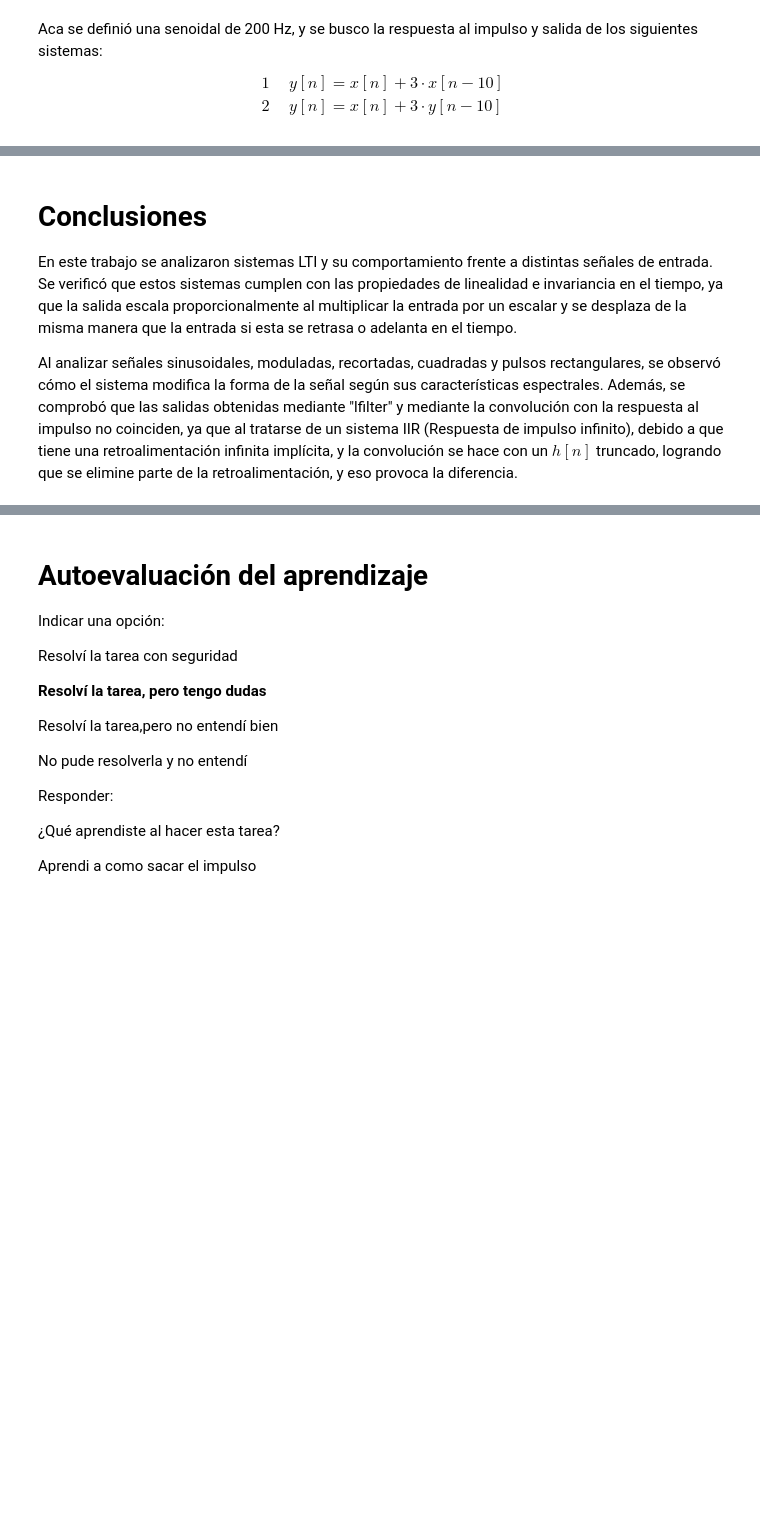
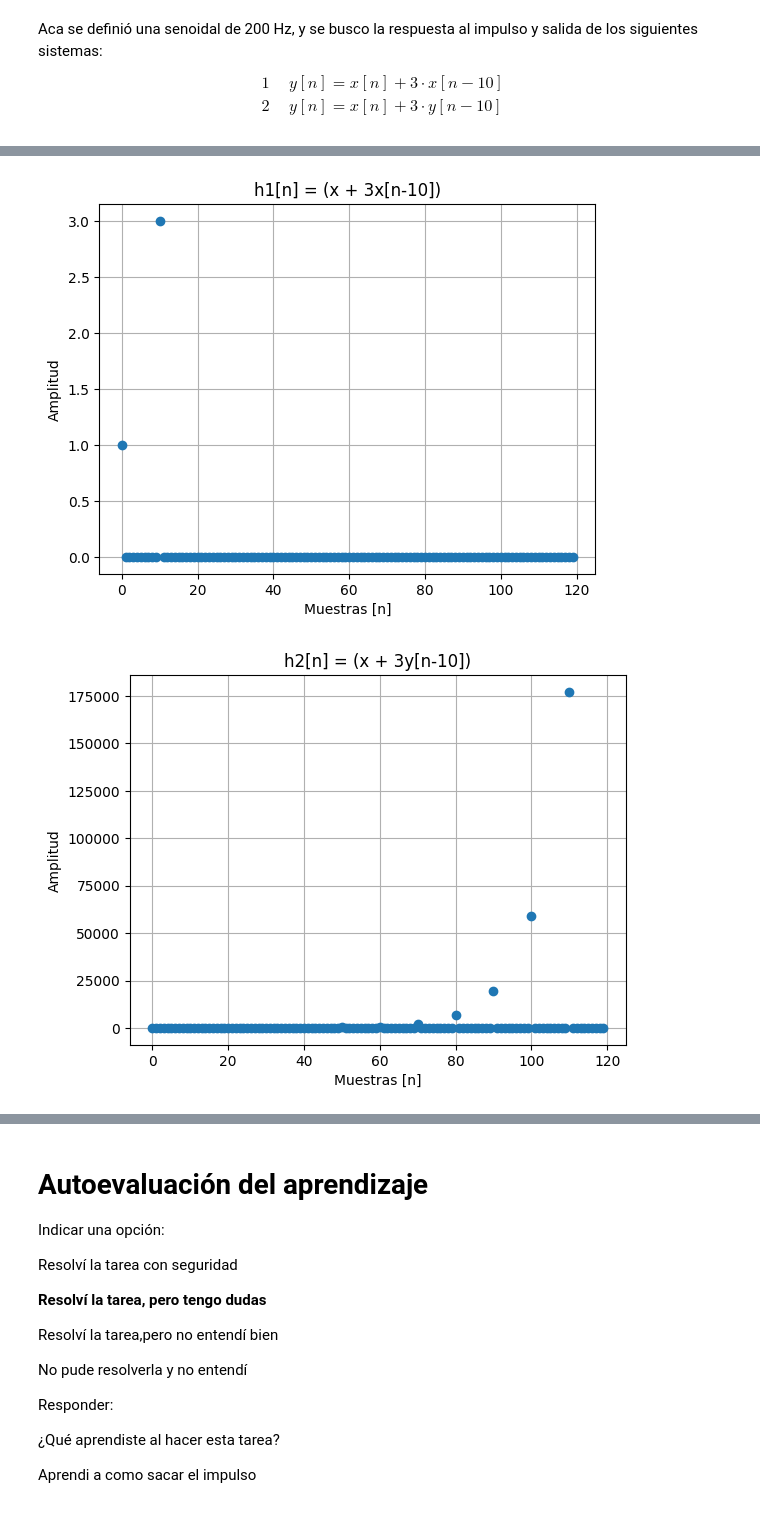
Before and after one commit to Subpion/AyPdS, a Jupyter notebook: tps2.ipynb, the cells around one changed output, grey strips where cells are left out. Cells and saved outputs as stored; diff of their text form; code cells hidden in the pictures; blank space fills up the shorter version.

```diff
--- a/tps2.ipynb
+++ b/tps2.ipynb
@@ -352,5 +356,57 @@ plt.show()
-# %% [markdown]
-# Conclusiones
-En este trabajo se analizaron sistemas LTI y su comportamiento frente a distintas señales de entrada. Se verificó que estos sistemas cumplen con las propiedades de linealidad e invariancia en el tiempo, ya que la salida escala proporcionalmente al multiplicar la entrada por un escalar y se desplaza de la misma manera que la entrada si esta se retrasa o adelanta en el tiempo.
-
-Al analizar señales sinusoidales, moduladas, recortadas, cuadradas y pulsos rectangulares, se observó cómo el sistema modifica la forma de la señal según sus características espectrales. Además, se comprobó que las salidas obtenidas mediante "lfilter" y mediante la convolución con la respuesta al impulso no coinciden, ya que al tratarse de un sistema IIR (Respuesta de impulso infinito), debido a que tiene una retroalimentación infinita implícita, y la convolución se hace con un $h[n]$ truncado, logrando que se elimine parte de la retroalimentación, y eso provoca la diferencia.
+# %%
+# === PUNTO 2 (idéntico a tu base, con fix de signo en a[10]) ===
+f4 = 200
+t7, x7 = sen(fs=fs1, nn=N, ff=f4)
+
+# Sistema 1: y[n] = x[n] + 3 x[n-10]  (FIR)
+c = np.zeros(11); c[0] = 1; c[10] = 3
+d = np.array([1.0])
+Y1 = sig.lfilter(c, d, x7)
+
+# Respuesta al impulso del sist. 1
+imp = np.zeros(N); imp[0] = 1
+h1 = sig.lfilter(c, d, imp)
+
+# Sistema 2: y[n] = x[n] + 3 y[n-10]  (IIR)
+# En lfilter: a[0]=1 y a[10] = -3  => y[n] - 3 y[n-10] = x[n]
+e = np.array([1.0])
+f = np.zeros(11); f[0] = 1; f[10] = -3
+Y2 = sig.lfilter(e, f, x7)
+h2 = sig.lfilter(e, f, imp)
+
+
+plt.figure()
+m_zoom = min(120, len(h1))
+plt.plot(np.arange(m_zoom), h1[:m_zoom], 'o')
+plt.title("h1[n] = (x + 3x[n-10])")
+plt.xlabel("Muestras [n]"); plt.ylabel("Amplitud"); plt.grid(True)
+
+plt.figure()
+m_zoom = min(120, len(h2))
+plt.plot(np.arange(m_zoom), h2[:m_zoom], 'o')
+plt.title("h2[n] = (x + 3y[n-10])")
+plt.xlabel("Muestras [n]"); plt.ylabel("Amplitud"); plt.grid(True)
+
+plt.figure(figsize=(8,4))
+plt.subplot(2,1,1)
+plt.plot(t7, x7)
+plt.title("P2 - IIR: Entrada vs Salida (ventana corta)")
+plt.ylabel("Entrada x[n]")
+plt.grid(True)
+plt.subplot(2,1,2)
+plt.plot(t7, Y1)
+plt.xlabel("Tiempo [s]"); plt.ylabel("Salida y[n]")
+plt.grid(True)
+plt.figure(figsize=(8,4))
+plt.subplot(2,1,1)
+plt.plot(t7, x7)
+plt.title("P2 - IIR: Entrada vs Salida (ventana corta)")
+plt.ylabel("Entrada x[n]")
+plt.grid(True)
+plt.subplot(2,1,2)
+plt.plot(t7, Y2)
+plt.xlabel("Tiempo [s]"); plt.ylabel("Salida y[n]")
+plt.grid(True)
+# %% [output]
+[figure, added]
+[figure, added]
```
Also changed, not shown: parts of 11 cells of this notebook.
